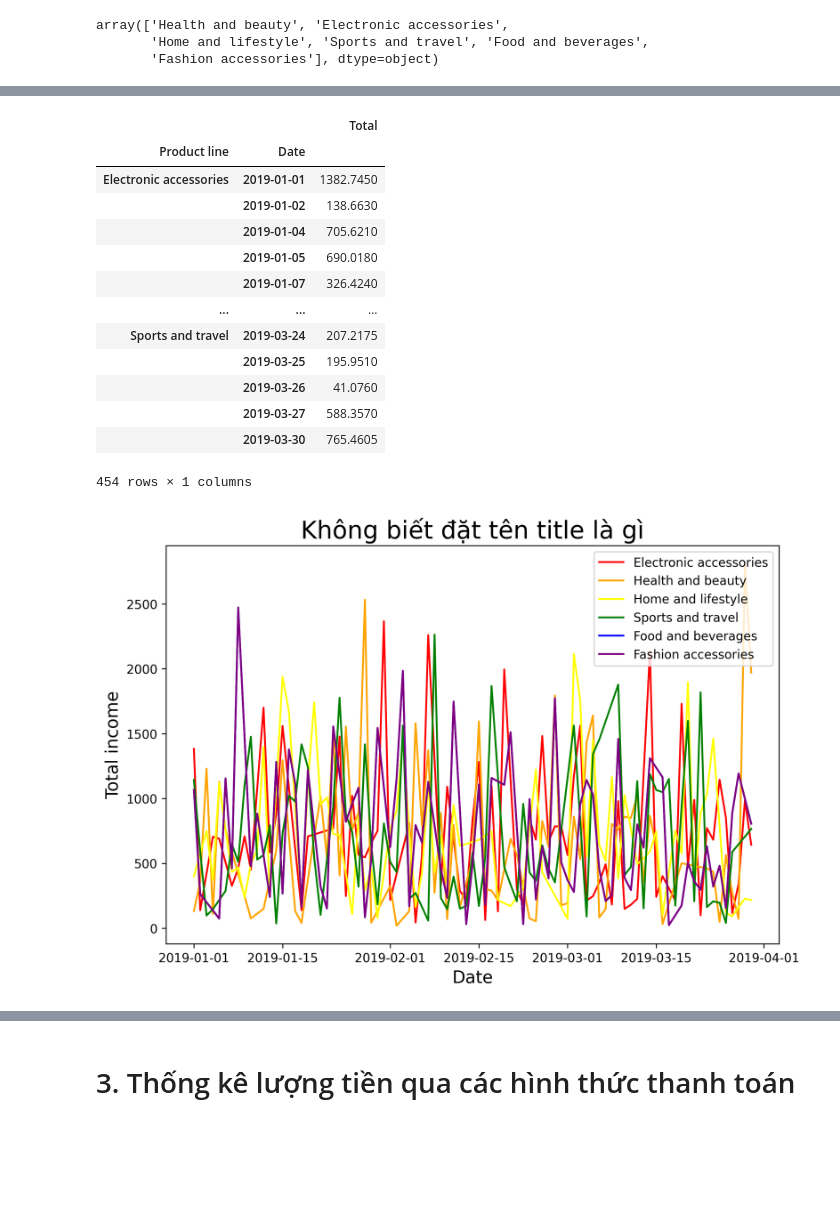
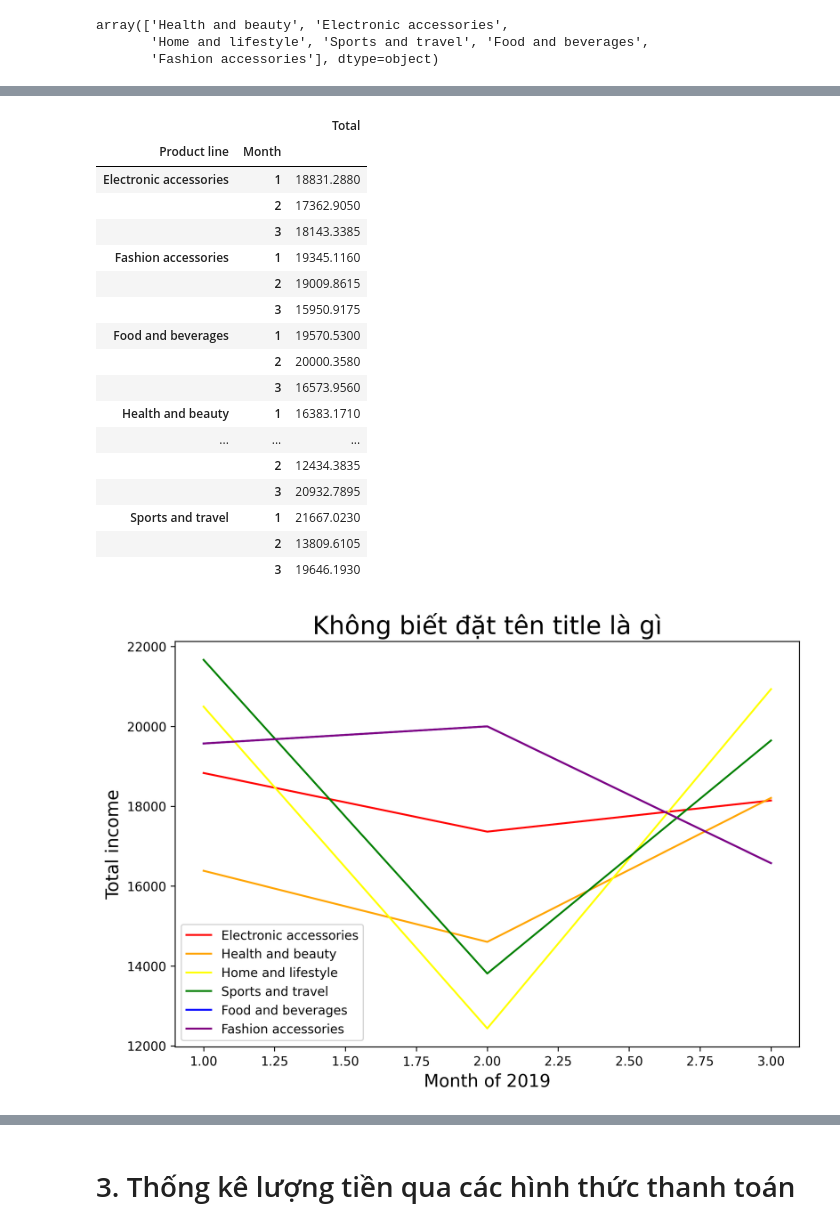
Before and after one commit to anhpt1993/DA_Visualization1_Baitap_4, a Jupyter notebook: Supermarket_sales.ipynb, the cells around one changed output, grey strips where cells are left out. Drawn from its saved outputs; the diff is of its cells as text; code cells hidden in the pictures; blank space fills up the shorter version.

```diff
--- a/Supermarket_sales.ipynb
+++ b/Supermarket_sales.ipynb
@@ -65,10 +65,10 @@ array(['Health and beauty', 'Electronic accessories',
 # %%
 # Chuyển đổi định dạng ngày tháng
 df.Date = pd.to_datetime(df.Date, infer_datetime_format=True)
-df.Date = df.Date.dt.date
+df["Month"] = df.Date.dt.month
 # %%
 # lấy ra dataframe chỉ chứa hai giá trị cột "Product line" & "Total"
-df1 = df.loc[:, ["Product line", "Total", "Date"]]
+df1 = df.loc[:, ["Product line", "Total", "Date", "Month"]]
 # %%
 df1.head()
 # %% [output]
@@ -144,22 +144,26 @@ df1
 # %%
-temp = df1.groupby(["Product line", "Date"]).sum()
+temp = df1.groupby(["Product line", "Month"]).sum()
 # %%
 temp
 # %% [output]
 |  |  | Total |
-| Product line | Date |  |
-| Electronic accessories | 2019-01-01 | 1382.7450 |
-|  | 2019-01-02 | 138.6630 |
-|  | 2019-01-04 | 705.6210 |
-|  | 2019-01-05 | 690.0180 |
-|  | 2019-01-07 | 326.4240 |
+| Product line | Month |  |
+| Electronic accessories | 1 | 18831.2880 |
+|  | 2 | 17362.9050 |
+|  | 3 | 18143.3385 |
+| Fashion accessories | 1 | 19345.1160 |
+|  | 2 | 19009.8615 |
+|  | 3 | 15950.9175 |
+| Food and beverages | 1 | 19570.5300 |
+|  | 2 | 20000.3580 |
+|  | 3 | 16573.9560 |
+| Health and beauty | 1 | 16383.1710 |
 | ... | ... | ... |
-| Sports and travel | 2019-03-24 | 207.2175 |
-|  | 2019-03-25 | 195.9510 |
-|  | 2019-03-26 | 41.0760 |
-|  | 2019-03-27 | 588.3570 |
-|  | 2019-03-30 | 765.4605 |
+|  | 2 | 12434.3835 |
+|  | 3 | 20932.7895 |
+| Sports and travel | 1 | 21667.0230 |
+|  | 2 | 13809.6105 |
+|  | 3 | 19646.1930 |
-454 rows × 1 columns
 # %%
 # Tách giá trị mặt hàng "Electronic accessories"
 df1 = temp.loc["Electronic accessories",:]
@@ -193,19 +197,19 @@ y6 = df5.Total
 # %%
 # Vẽ biểu đồ đường
 plt.figure(figsize = (9,6), dpi = 300)
 
 plt.plot(x1, y1, label = "Electronic accessories", color = "red")
 plt.plot(x2, y2, label = "Health and beauty", color = "orange")
 plt.plot(x3, y3, label = "Home and lifestyle", color = "yellow")
 plt.plot(x4, y4, label = "Sports and travel", color = "green")
 plt.plot(x5, y5, label = "Food and beverages", color = "blue")
 plt.plot(x6, y6, label = "Fashion accessories", color = "purple")
 
 plt.title("Không biết đặt tên title là gì", fontsize = 20)
-plt.xlabel("Date", fontsize = 14)
+plt.xlabel("Month of 2019", fontsize = 14)
 plt.ylabel("Total income", fontsize = 14)
 plt.legend()
 plt.show()
 # %% [output]
-[figure, old version]
+[figure, new version]
 # %% [markdown]
```
Also changed, not shown: parts of 5 cells of this notebook.
